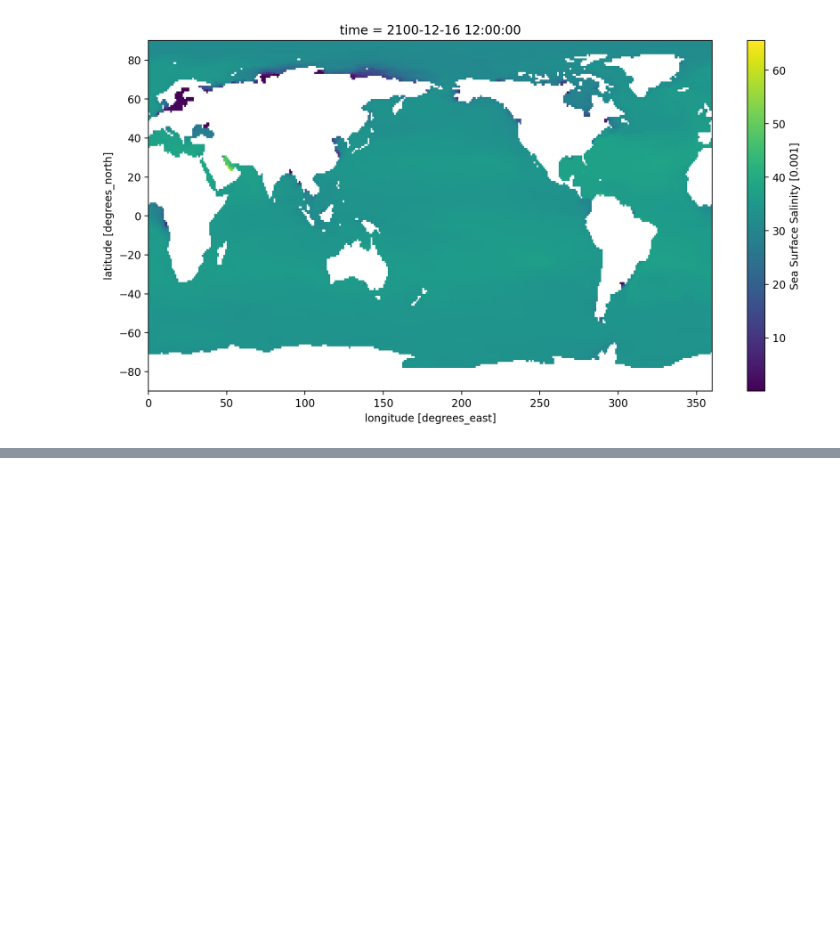
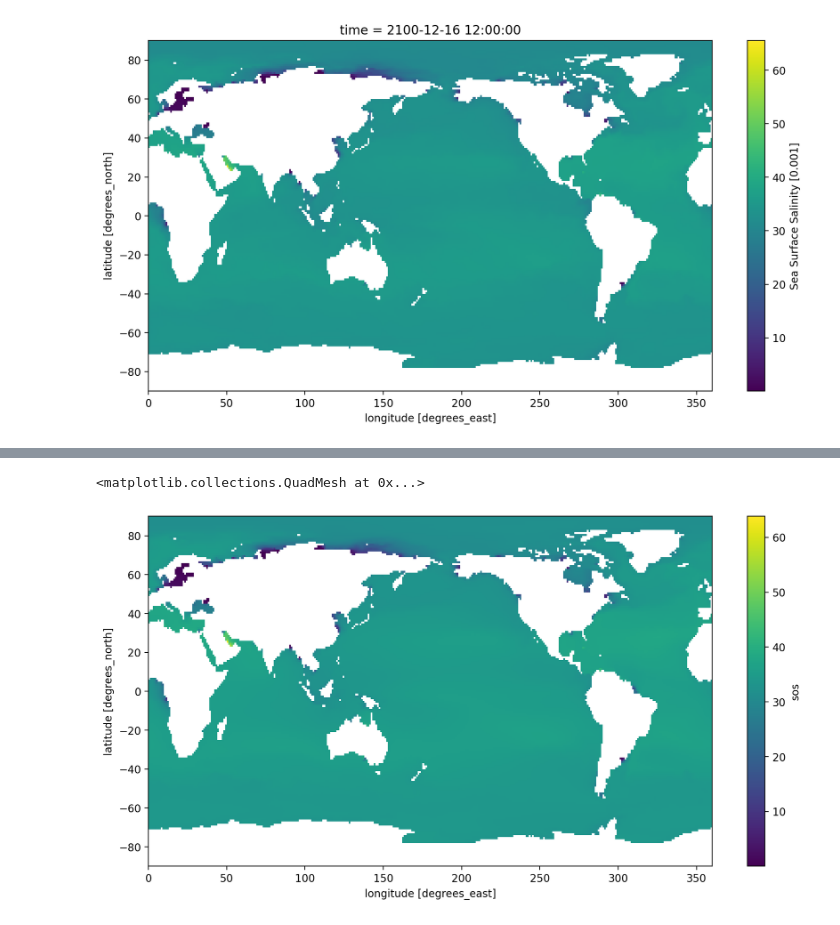
Before and after one commit to EES-3506-5506/Final_Hedayatfar, a Jupyter notebook: Final_Project.ipynb, the cells around one changed output, grey strips where cells are left out. Cells and saved outputs as stored; diff of their text form; code cells hidden in the pictures; blank space fills up the shorter version.

```diff
--- a/Final_Project.ipynb
+++ b/Final_Project.ipynb
@@ -818,0 +825,6 @@ gfdl_esm4_sos2.sel(time=('2100-12-16')).plot()
+# %%
+end_gfdl_esm4_sos1 = gfdl_esm4_sos1.sel(time=slice('2080-01-16','2100-12-01')).mean(dim='time').squeeze()
+end_gfdl_esm4_sos1.plot()
+# %% [output]
+<matplotlib.collections.QuadMesh at 0x...>
+[figure, added]
```
Also changed, not shown: parts of 8 cells of this notebook.
